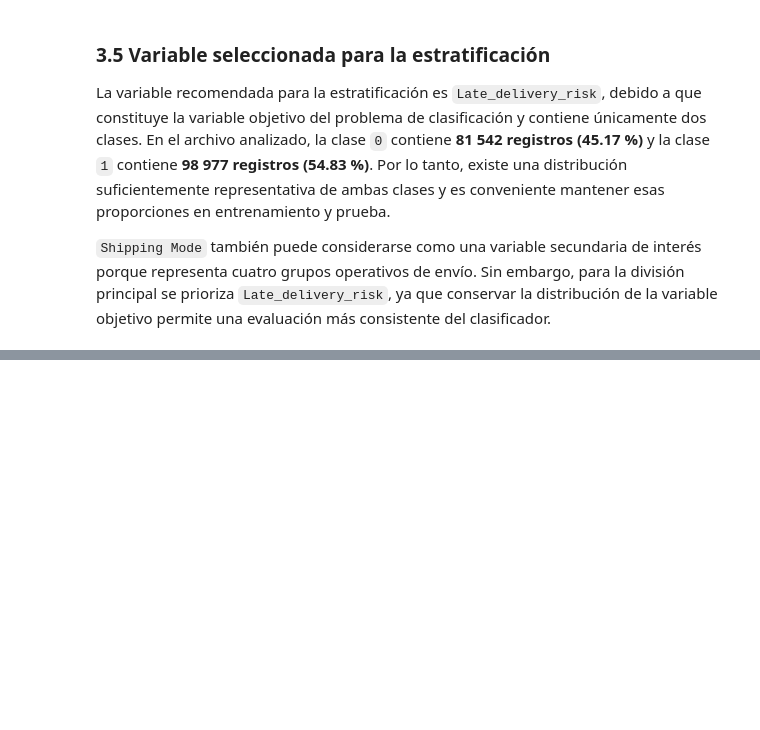
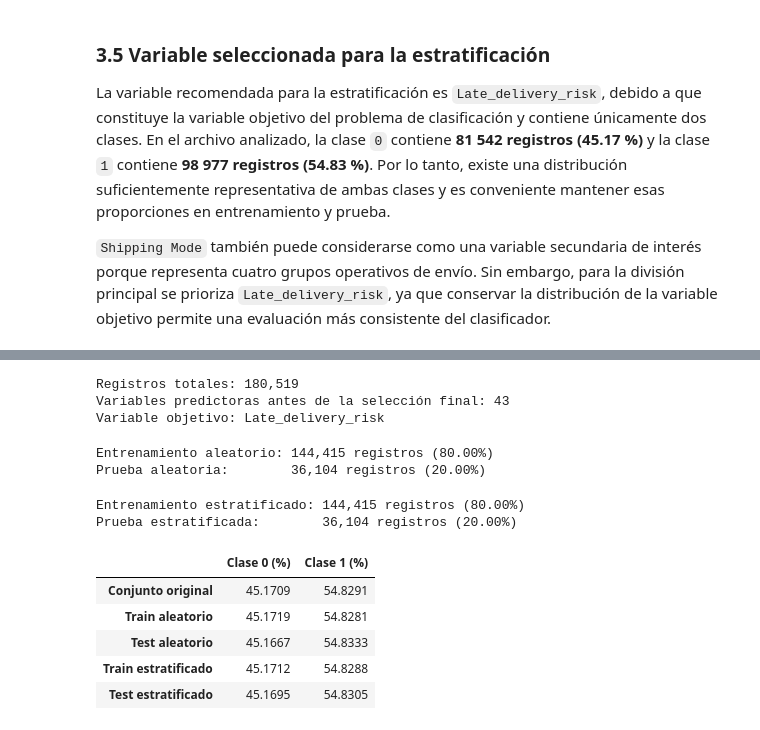
Before and after one commit to JB1302/Big-Data-G2, a Jupyter notebook: ProyectoDataCo.ipynb, the cells around one changed output, grey strips where cells are left out. Saved outputs shown, nothing was run; the diff lists cells and outputs as text; code cells hidden in the pictures; blank space fills up the shorter version.

Commit message:
4. Conjuntos de entrenamiento y prueba

```diff
--- a/ProyectoDataCo.ipynb
+++ b/ProyectoDataCo.ipynb
@@ -457,0 +463,71 @@ La variable recomendada para la estratificación es `Late_delivery_risk`, debido
+# %%
+### 4.1 Preparación de X e y
+from sklearn.model_selection import train_test_split
+
+variable_objetivo = "Late_delivery_risk"
+
+X = df.drop(columns=[variable_objetivo])
+y = df[variable_objetivo]
+
+print(f"Registros totales: {len(df):,}")
+print(f"Variables predictoras antes de la selección final: {X.shape[1]}")
+print(f"Variable objetivo: {variable_objetivo}")
+# %% [output]
+Registros totales: 180,519
+Variables predictoras antes de la selección final: 43
+Variable objetivo: Late_delivery_risk
+# %%
+### 4.2 División aleatoria
+X_train_aleatorio, X_test_aleatorio, y_train_aleatorio, y_test_aleatorio = train_test_split(
+    X,
+    y,
+    test_size=0.20,
+    random_state=42
+)
+
+print(f"Entrenamiento aleatorio: {len(X_train_aleatorio):,} registros ({len(X_train_aleatorio) / len(df) * 100:.2f}%)")
+print(f"Prueba aleatoria:        {len(X_test_aleatorio):,} registros ({len(X_test_aleatorio) / len(df) * 100:.2f}%)")
+# %% [output]
+Entrenamiento aleatorio: 144,415 registros (80.00%)
+Prueba aleatoria:        36,104 registros (20.00%)
+# %%
+### 4.3 División estratificada
+X_train_estratificado, X_test_estratificado, y_train_estratificado, y_test_estratificado = train_test_split(
+    X,
+    y,
+    test_size=0.20,
+    random_state=42,
+    stratify=y
+)
+
+print(f"Entrenamiento estratificado: {len(X_train_estratificado):,} registros ({len(X_train_estratificado) / len(df) * 100:.2f}%)")
+print(f"Prueba estratificada:        {len(X_test_estratificado):,} registros ({len(X_test_estratificado) / len(df) * 100:.2f}%)")
+# %% [output]
+Entrenamiento estratificado: 144,415 registros (80.00%)
+Prueba estratificada:        36,104 registros (20.00%)
+# %%
+### 4.4 Comparación de proporciones
+
+def obtener_proporciones(serie):
+    return (
+        serie.value_counts(normalize=True)
+        .reindex(sorted(y.dropna().unique()), fill_value=0)
+    )
+
+proporciones = pd.DataFrame({
+    "Conjunto original": obtener_proporciones(y),
+    "Train aleatorio": obtener_proporciones(y_train_aleatorio),
+    "Test aleatorio": obtener_proporciones(y_test_aleatorio),
+    "Train estratificado": obtener_proporciones(y_train_estratificado),
+    "Test estratificado": obtener_proporciones(y_test_estratificado)
+}).T * 100
+
+proporciones.columns = [f"Clase {clase} (%)" for clase in proporciones.columns]
+display(proporciones.round(4))
+# %% [output]
+|  | Clase 0 (%) | Clase 1 (%) |
+| Conjunto original | 45.1709 | 54.8291 |
+| Train aleatorio | 45.1719 | 54.8281 |
+| Test aleatorio | 45.1667 | 54.8333 |
+| Train estratificado | 45.1712 | 54.8288 |
+| Test estratificado | 45.1695 | 54.8305 |
```
Also changed, not shown: parts of 4 cells of this notebook.
